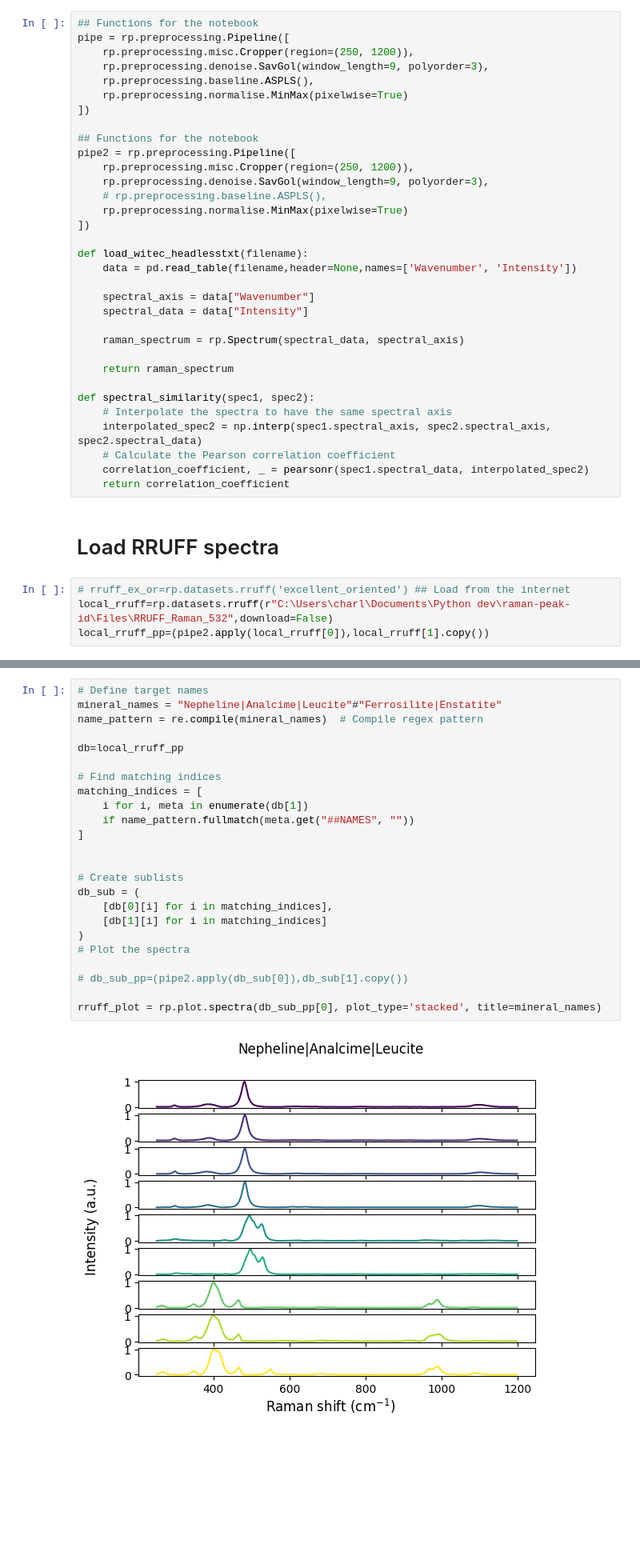
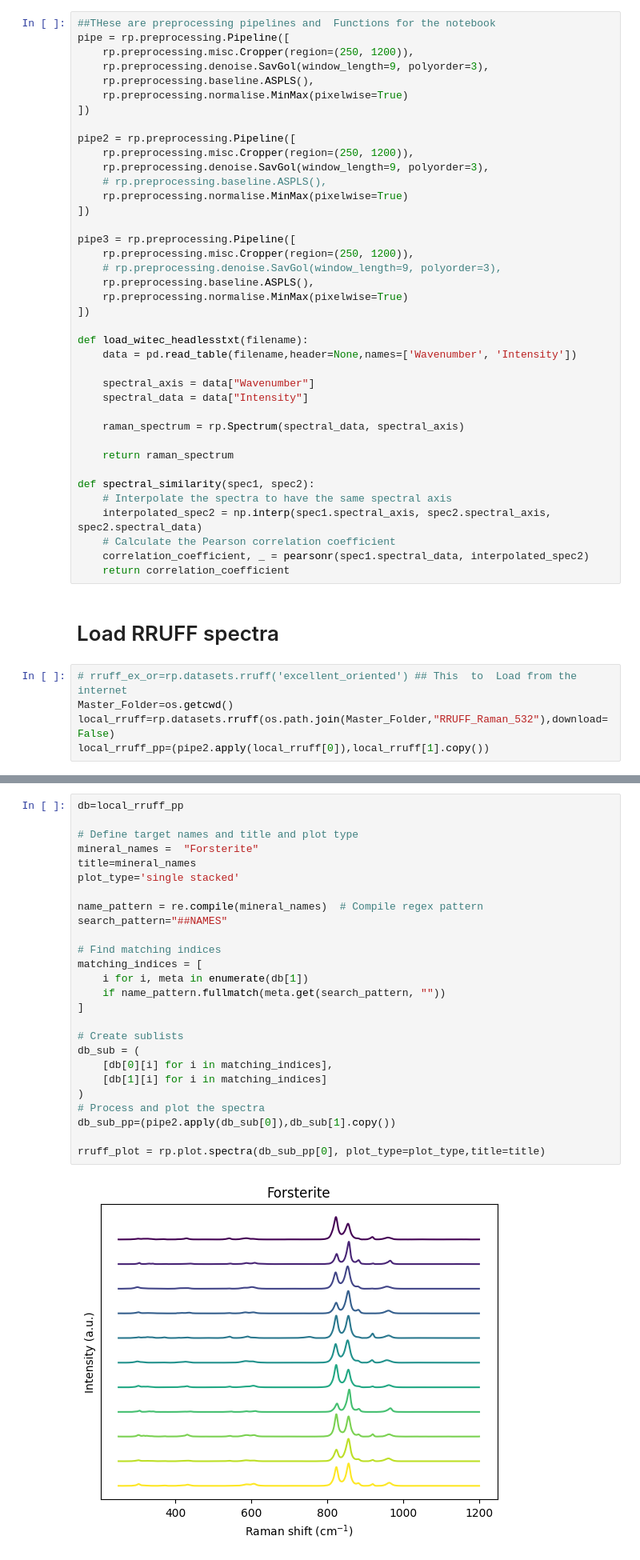
Before and after one commit to cljdevitre/raman-peak-id, a Jupyter notebook: Files/raman_ID_redo.ipynb, the cells around one changed output, grey strips where cells are left out. Shown at 80% size. Drawn from its saved outputs; the diff is of its cells as text; blank space fills up the shorter version.

```diff
--- a/Files/raman_ID_redo.ipynb
+++ b/Files/raman_ID_redo.ipynb
@@ -12,5 +18,5 @@ import re
 # %%
-## Functions for the notebook
+##THese are preprocessing pipelines and  Functions for the notebook
 pipe = rp.preprocessing.Pipeline([
     rp.preprocessing.misc.Cropper(region=(250, 1200)),
     rp.preprocessing.denoise.SavGol(window_length=9, polyorder=3),
@@ -18,11 +24,17 @@ pipe = rp.preprocessing.Pipeline([
     rp.preprocessing.normalise.MinMax(pixelwise=True)
 ])
 
-## Functions for the notebook
 pipe2 = rp.preprocessing.Pipeline([
     rp.preprocessing.misc.Cropper(region=(250, 1200)),
     rp.preprocessing.denoise.SavGol(window_length=9, polyorder=3),
     # rp.preprocessing.baseline.ASPLS(),
+    rp.preprocessing.normalise.MinMax(pixelwise=True)
+])
+
+pipe3 = rp.preprocessing.Pipeline([
+    rp.preprocessing.misc.Cropper(region=(250, 1200)),
+    # rp.preprocessing.denoise.SavGol(window_length=9, polyorder=3),
+    rp.preprocessing.baseline.ASPLS(),
     rp.preprocessing.normalise.MinMax(pixelwise=True)
 ])
 
@@ -45,8 +57,9 @@ def spectral_similarity(spec1, spec2):
 # %% [markdown]
 # Load RRUFF spectra
 # %%
-# rruff_ex_or=rp.datasets.rruff('excellent_oriented') ## Load from the internet
-local_rruff=rp.datasets.rruff(r"C:\Users\charl\Documents\Python dev\raman-peak-id\Files\RRUFF_Raman_532",download=False)
+# rruff_ex_or=rp.datasets.rruff('excellent_oriented') ## This  to  Load from the internet
+Master_Folder=os.getcwd()
+local_rruff=rp.datasets.rruff(os.path.join(Master_Folder,"RRUFF_Raman_532"),download=False)
 local_rruff_pp=(pipe2.apply(local_rruff[0]),local_rruff[1].copy())
 # %% [markdown]
 ## If you want to use a sub of the database, you can focus on specific minerals below
@@ -53,26 +95,28 @@ local_rruff_pp=(pipe2.apply(local_rruff[0]),local_rruff[1].copy())
 # %%
-# Define target names
-mineral_names = "Nepheline|Analcime|Leucite"#"Ferrosilite|Enstatite"
+db=local_rruff_pp
+
+# Define target names and title and plot type
+mineral_names =  "Forsterite"
+title=mineral_names
+plot_type='single stacked'
+
 name_pattern = re.compile(mineral_names)  # Compile regex pattern
-
-db=local_rruff_pp
+search_pattern="##NAMES"
 
 # Find matching indices
 matching_indices = [
     i for i, meta in enumerate(db[1])
-    if name_pattern.fullmatch(meta.get("##NAMES", ""))
+    if name_pattern.fullmatch(meta.get(search_pattern, ""))
 ]
-
 
 # Create sublists
 db_sub = (
     [db[0][i] for i in matching_indices],
     [db[1][i] for i in matching_indices]
 )
-# Plot the spectra
+# Process and plot the spectra
+db_sub_pp=(pipe2.apply(db_sub[0]),db_sub[1].copy())
 
-# db_sub_pp=(pipe2.apply(db_sub[0]),db_sub[1].copy())
-
-rruff_plot = rp.plot.spectra(db_sub_pp[0], plot_type='stacked', title=mineral_names)
+rruff_plot = rp.plot.spectra(db_sub_pp[0], plot_type=plot_type,title=title)
 # %% [output]
-[figure, old version]
+[figure, new version]
```
Also changed, not shown: parts of 12 cells of this notebook, 12 other files.
